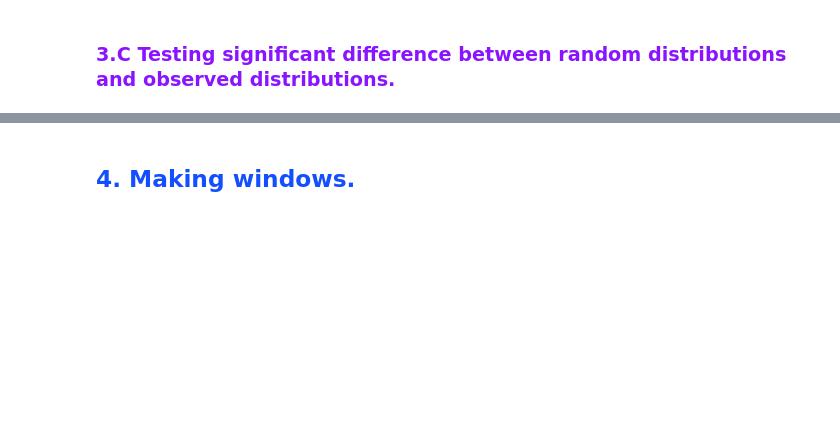
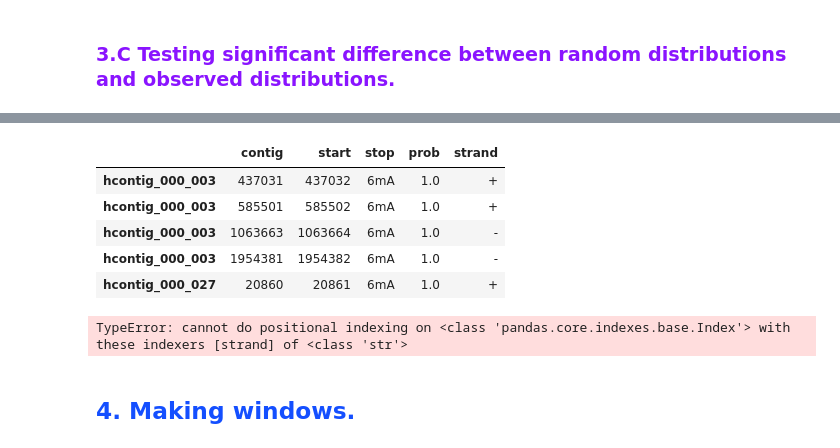
Before and after one commit to BenjaminSchwessinger/Honours_year, a Jupyter notebook: fisher/methylation/BEDtools_analysis.ipynb, the cells around one changed output, grey strips where cells are left out. Saved outputs shown, nothing was run; the diff lists cells and outputs as text; code cells hidden in the pictures; blank space fills up the shorter version.

```diff
--- a/fisher/methylation/BEDtools_analysis.ipynb
+++ b/fisher/methylation/BEDtools_analysis.ipynb
@@ -954,3 +1095,24 @@ for akey, avalue in dict_a.items():
+# %%
+adf_obs.head()
+# %% [output]
+|  | contig | start | stop | prob | strand |
+| hcontig_000_003 | 437031 | 437032 | 6mA | 1.0 | + |
+| hcontig_000_003 | 585501 | 585502 | 6mA | 1.0 | + |
+| hcontig_000_003 | 1063663 | 1063664 | 6mA | 1.0 | - |
+| hcontig_000_003 | 1954381 | 1954382 | 6mA | 1.0 | - |
+| hcontig_000_027 | 20860 | 20861 | 6mA | 1.0 | + |
+# %%
+# a function to pull out the index in all_sites for matching rows from the two dfs (all_sites and subset sites)
+count = 0
+if count < 2:
+    for drow in adf.iloc[drow]:
+        count +=1
+        print(drow)
+        #for orow in df_obs:
+        #if df.iat[drow,0] == df_obs.iat[row,0]:# and df.iloc[drow][1] == df_obs.iloc[row][1]:
+         #   print(df.iloc[drow])
+# %% [output]
+TypeError: cannot do positional indexing on <class 'pandas.core.indexes.base.Index'> with these indexers [strand] of <class 'str'>
 # %% [markdown]
 ## <span style='color:#144fff'> 4. Making windows. <span/>
 # %%
```
Also changed, not shown: parts of 80 cells of this notebook.
